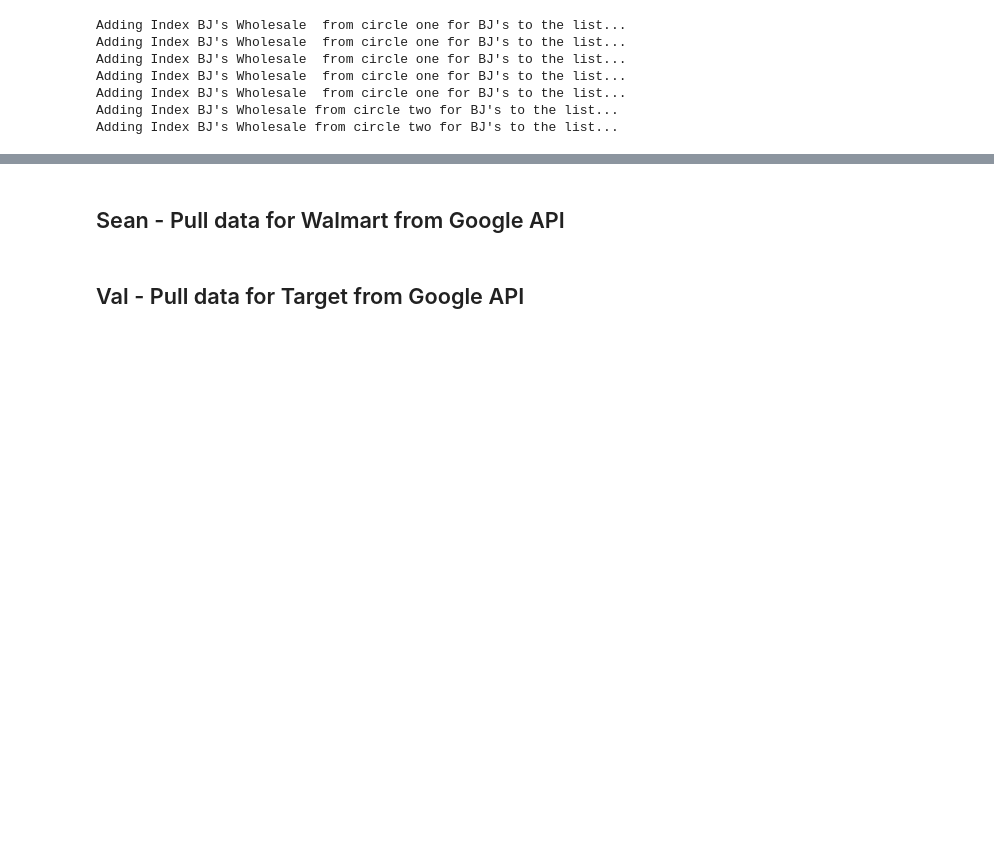
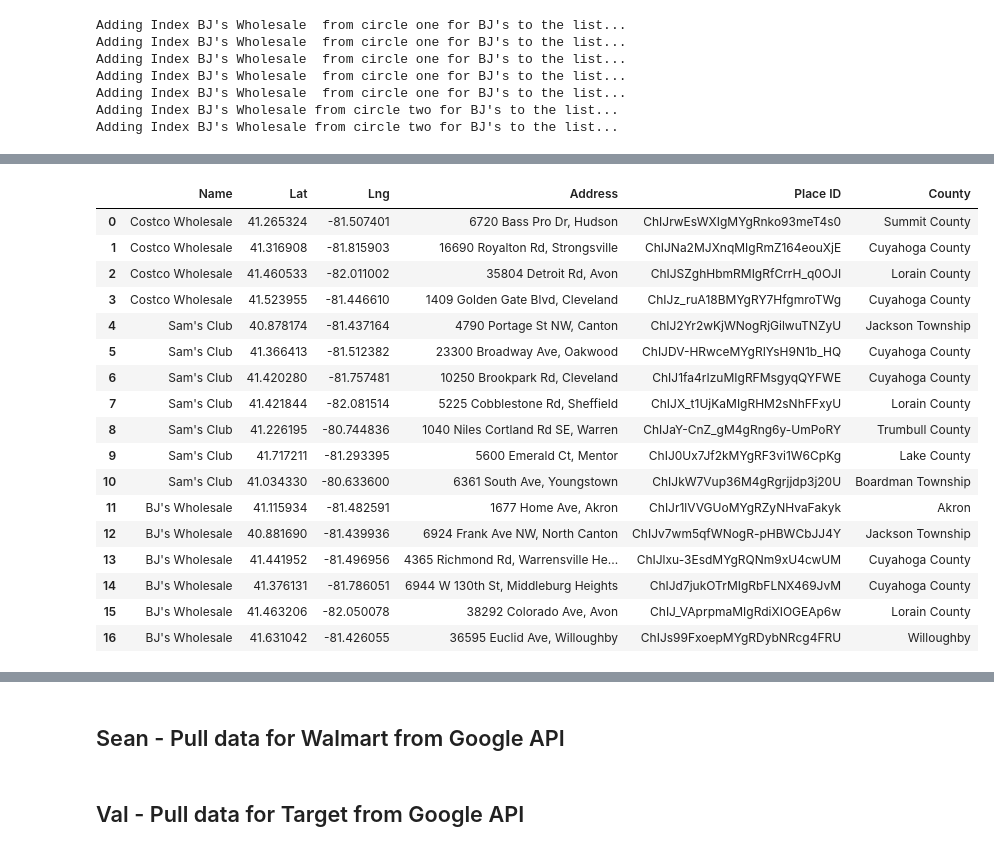
Before and after one commit to BenSnyder90/GroceryStoreAnalysis, a Jupyter notebook: Data_Collection.ipynb, the cells around one changed output, grey strips where cells are left out. Cells and saved outputs as stored; diff of their text form; code cells hidden in the pictures; blank space fills up the shorter version.

Commit message:
Updated data collection to get County data

```diff
--- a/Data_Collection.ipynb
+++ b/Data_Collection.ipynb
@@ -137,6 +149,7 @@ for index in sams_one['results']:
     lat.append(index['geometry']['location']['lat'])
     lng.append(index['geometry']['location']['lng'])
     address.append(index['vicinity'])
+    place_id.append(index['place_id'])
     #price_level.append(index['price_level'])
 
 
@@ -156,6 +169,7 @@ for index in sams_two['results']:
     lat.append(index['geometry']['location']['lat'])
     lng.append(index['geometry']['location']['lng'])
     address.append(index['vicinity'])
+    place_id.append(index['place_id'])
     #price_level.append(index['price_level'])
 
 
@@ -175,6 +189,7 @@ for index in sams_three['results']:
     lat.append(index['geometry']['location']['lat'])
     lng.append(index['geometry']['location']['lng'])
     address.append(index['vicinity'])
+    place_id.append(index['place_id'])
     #price_level.append(index['price_level'])
 # %% [output]
 Adding Index Sam's Club from circle one for Sam's Club to the list...
@@ -211,6 +226,7 @@ for index in bj_one['results']:
     lat.append(index['geometry']['location']['lat'])
     lng.append(index['geometry']['location']['lng'])
     address.append(index['vicinity'])
+    place_id.append(index['place_id'])
     #price_level.append(index['price_level'])
 
 
@@ -230,6 +246,7 @@ for index in bj_two['results']:
     lat.append(index['geometry']['location']['lat'])
     lng.append(index['geometry']['location']['lng'])
     address.append(index['vicinity'])
+    place_id.append(index['place_id'])
     #price_level.append(index['price_level'])
 
 
@@ -249,9 +266,10 @@ for index in bj_three['results']:
     lat.append(index['geometry']['location']['lat'])
     lng.append(index['geometry']['location']['lng'])
     address.append(index['vicinity'])
+    place_id.append(index['place_id'])
     #price_level.append(index['price_level'])
 
-club_list = pd.DataFrame(data = {"Name":name,"Lat":lat,"Lng":lng,"Address":address})
+club_list = pd.DataFrame(data = {"Name":name,"Lat":lat,"Lng":lng,"Address":address,"Place ID":place_id})
 # %% [output]
 Adding Index BJ's Wholesale  from circle one for BJ's to the list...
 Adding Index BJ's Wholesale  from circle one for BJ's to the list...
@@ -260,3 +278,6 @@ Adding Index BJ's Wholesale  from circle one for BJ's to the list...
 Adding Index BJ's Wholesale  from circle one for BJ's to the list...
 Adding Index BJ's Wholesale from circle two for BJ's to the list...
 Adding Index BJ's Wholesale from circle two for BJ's to the list...
+# %%
+club_list = pd.DataFrame(data = {"Name":name,"Lat":lat,"Lng":lng,"Address":address,"Place ID":place_id})
+club_list
@@ -262,0 +302,6 @@ Adding Index BJ's Wholesale from circle two for BJ's to the list...
+# %%
+#Delete duplicates that were written as different addresses
+club_list = club_list.loc[club_list["Name"] != "Costco Photo Center"]
+club_list = club_list.loc[club_list["Name"] != "Sam's Club Tire & Battery"]
+club_list = club_list.drop_duplicates(subset = "Address").reset_index(drop=True)
+club_list
@@ -262,0 +327,35 @@ Adding Index BJ's Wholesale from circle two for BJ's to the list...
+# %%
+county_url = f"https://maps.googleapis.com/maps/api/place/details/json?key={g_key}&place_id="
+county = []
+
+#Test to find the right field
+    #p_id = "ChIJrwEsWXIgMYgRnko93meT4s0"
+    #response = requests.get(county_url+p_id).json()
+    #pprint(response['result']['address_components'][3]['long_name'])
+
+#Use place details API to get the county name from the place ID
+for x in club_list['Place ID']:
+    response = requests.get(county_url+x).json()
+    county.append(response['result']['address_components'][3]['long_name'])
+
+club_list["County"] = county
+club_list
+# %% [output]
+|  | Name | Lat | Lng | Address | Place ID | County |
+| 0 | Costco Wholesale | 41.265324 | -81.507401 | 6720 Bass Pro Dr, Hudson | ChIJrwEsWXIgMYgRnko93meT4s0 | Summit County |
+| 1 | Costco Wholesale | 41.316908 | -81.815903 | 16690 Royalton Rd, Strongsville | ChIJNa2MJXnqMIgRmZ164eouXjE | Cuyahoga County |
+| 2 | Costco Wholesale | 41.460533 | -82.011002 | 35804 Detroit Rd, Avon | ChIJSZghHbmRMIgRfCrrH_q0OJI | Lorain County |
+| 3 | Costco Wholesale | 41.523955 | -81.446610 | 1409 Golden Gate Blvd, Cleveland | ChIJz_ruA18BMYgRY7HfgmroTWg | Cuyahoga County |
+| 4 | Sam's Club | 40.878174 | -81.437164 | 4790 Portage St NW, Canton | ChIJ2Yr2wKjWNogRjGilwuTNZyU | Jackson Township |
+| 5 | Sam's Club | 41.366413 | -81.512382 | 23300 Broadway Ave, Oakwood | ChIJDV-HRwceMYgRIYsH9N1b_HQ | Cuyahoga County |
+| 6 | Sam's Club | 41.420280 | -81.757481 | 10250 Brookpark Rd, Cleveland | ChIJ1fa4rIzuMIgRFMsgyqQYFWE | Cuyahoga County |
+| 7 | Sam's Club | 41.421844 | -82.081514 | 5225 Cobblestone Rd, Sheffield | ChIJX_t1UjKaMIgRHM2sNhFFxyU | Lorain County |
+| 8 | Sam's Club | 41.226195 | -80.744836 | 1040 Niles Cortland Rd SE, Warren | ChIJaY-CnZ_gM4gRng6y-UmPoRY | Trumbull County |
+| 9 | Sam's Club | 41.717211 | -81.293395 | 5600 Emerald Ct, Mentor | ChIJ0Ux7Jf2kMYgRF3vi1W6CpKg | Lake County |
+| 10 | Sam's Club | 41.034330 | -80.633600 | 6361 South Ave, Youngstown | ChIJkW7Vup36M4gRgrjjdp3j20U | Boardman Township |
+| 11 | BJ's Wholesale | 41.115934 | -81.482591 | 1677 Home Ave, Akron | ChIJr1lVVGUoMYgRZyNHvaFakyk | Akron |
+| 12 | BJ's Wholesale | 40.881690 | -81.439936 | 6924 Frank Ave NW, North Canton | ChIJv7wm5qfWNogR-pHBWCbJJ4Y | Jackson Township |
+| 13 | BJ's Wholesale | 41.441952 | -81.496956 | 4365 Richmond Rd, Warrensville He... | ChIJlxu-3EsdMYgRQNm9xU4cwUM | Cuyahoga County |
+| 14 | BJ's Wholesale | 41.376131 | -81.786051 | 6944 W 130th St, Middleburg Heights | ChIJd7jukOTrMIgRbFLNX469JvM | Cuyahoga County |
+| 15 | BJ's Wholesale | 41.463206 | -82.050078 | 38292 Colorado Ave, Avon | ChIJ_VAprpmaMIgRdiXIOGEAp6w | Lorain County |
+| 16 | BJ's Wholesale | 41.631042 | -81.426055 | 36595 Euclid Ave, Willoughby | ChIJs99FxoepMYgRDybNRcg4FRU | Willoughby |
```
Also changed, not shown: parts of 6 cells of this notebook.
